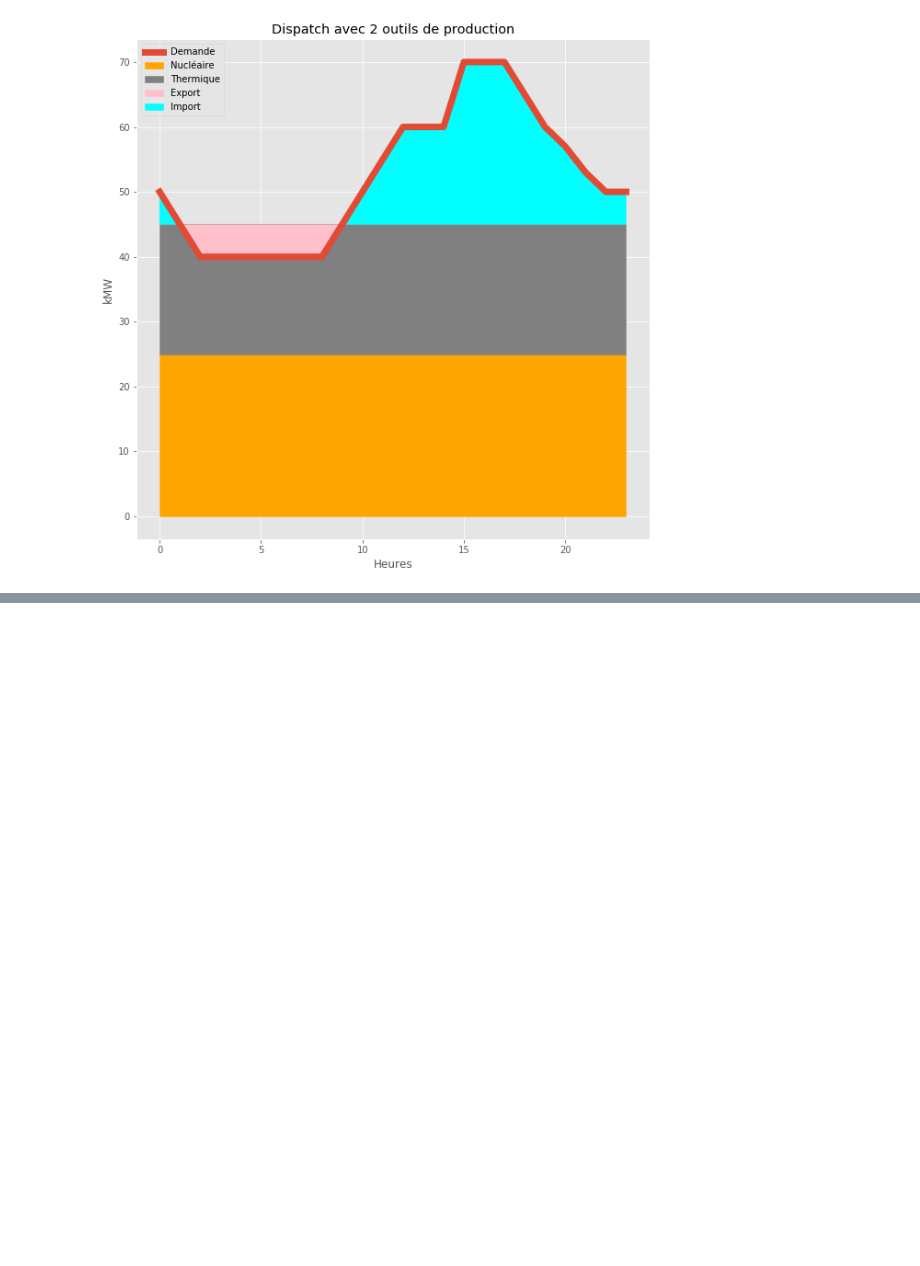
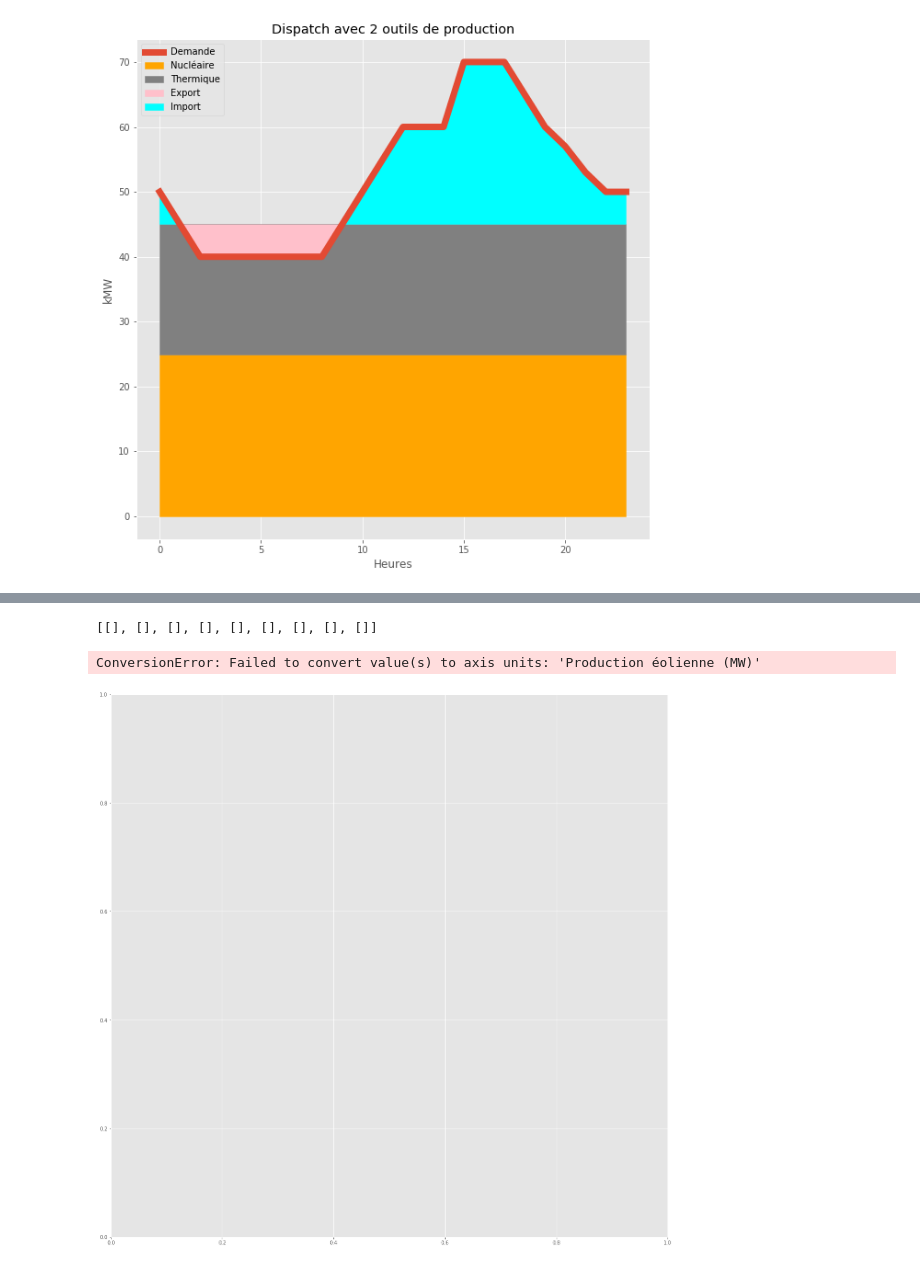
Before and after one commit to keyserwood/TEECO, a Jupyter notebook: 1.0-er_project_french_electric .ipynb, the cells around one changed output, grey strips where cells are left out. Cells and saved outputs as stored; diff of their text form; code cells hidden in the pictures; blank space fills up the shorter version.

Commit message:
Added real data

```diff
--- a/1.0-er_project_french_electric .ipynb
+++ b/1.0-er_project_french_electric .ipynb
@@ -108,0 +133,4 @@ mat2,cap2 = dispatch(demande,capacity2)
+# %%
+prod = prod.replace({-1:0}) #-1 quand pas de production -> 0
+# %%
+col_prod = prod.columns[3:]
@@ -108,0 +139,3 @@ mat2,cap2 = dispatch(demande,capacity2)
+# %%
+order_col = prod[col_prod].mean().sort_values(ascending=False).index
+df = prod[order_col[1:]]
@@ -108,0 +171,17 @@ mat2,cap2 = dispatch(demande,capacity2)
+# %%
+cumul
+# %% [output]
+[[], [], [], [], [], [], [], [], []]
+# %%
+cumul_df = pd.DataFrame()
+cumul = [[]]*len(df.columns)
+for i,col in enumerate(df.columns) :
+    cumul[i] = df.iloc[:,:i+1].cumsum(axis=1).iloc[:,i].values
+    cumul_df[col] = cumul[i]
+# %%
+plt.figure(figsize=(20,20))
+plt.xlim(0,max(cumul_df))
+cumul_df.plot(figsize=(20,20))
+# %% [output]
+ConversionError: Failed to convert value(s) to axis units: 'Production éolienne (MW)'
+[figure, added]
```
Also changed, not shown: parts of 15 cells of this notebook, 5 other files.
